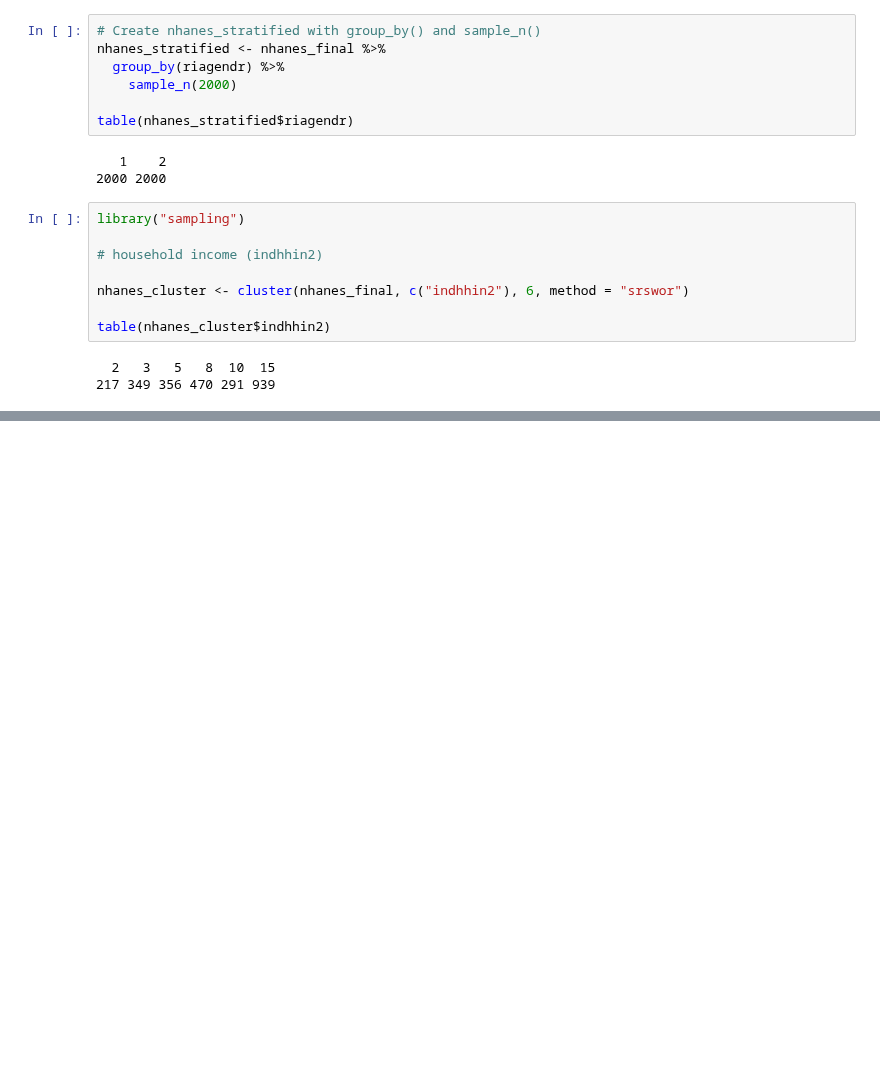
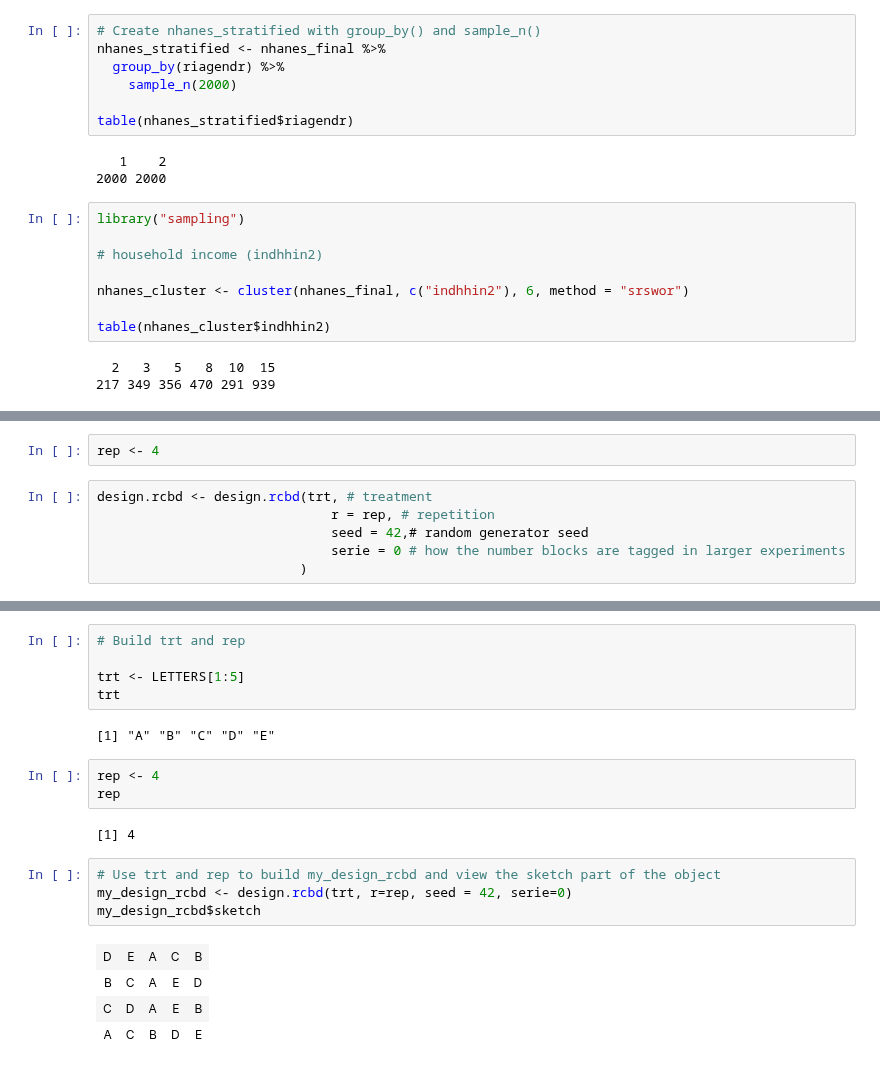
Before and after one commit to iamjz/R-Data, a Jupyter notebook: Design of Experiments.ipynb, the cells around one changed output, grey strips where cells are left out. Drawn from its saved outputs; the diff is of its cells as text; blank space fills up the shorter version.

```diff
--- a/Design of Experiments.ipynb
+++ b/Design of Experiments.ipynb
@@ -1598,0 +1606,8 @@ install.package("agricolae", repos = "")
+# %%
+rep <- 4
+# %%
+design.rcbd <- design.rcbd(trt, # treatment
+                              r = rep, # repetition
+                              seed = 42,# random generator seed
+                              serie = 0 # how the number blocks are tagged in larger experiments
+                          )
@@ -1598,0 +1669,21 @@ install.package("agricolae", repos = "")
+# %%
+# Build trt and rep
+
+trt <- LETTERS[1:5]
+trt
+# %% [output]
+[1] "A" "B" "C" "D" "E"
+# %%
+rep <- 4
+rep
+# %% [output]
+[1] 4
+# %%
+# Use trt and rep to build my_design_rcbd and view the sketch part of the object
+my_design_rcbd <- design.rcbd(trt, r=rep, seed = 42, serie=0)
+my_design_rcbd$sketch
+# %% [output]
+| D | E | A | C | B |
+| B | C | A | E | D |
+| C | D | A | E | B |
+| A | C | B | D | E |
```
Also changed, not shown: parts of 16 cells of this notebook.
